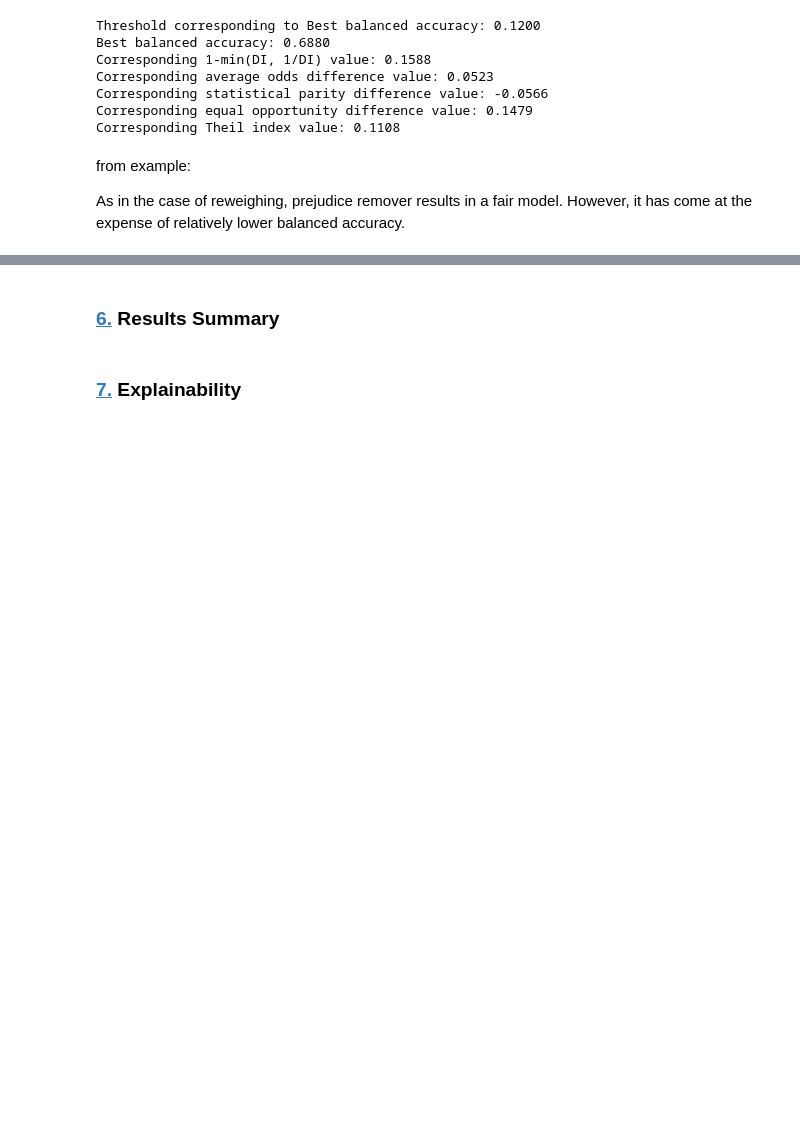
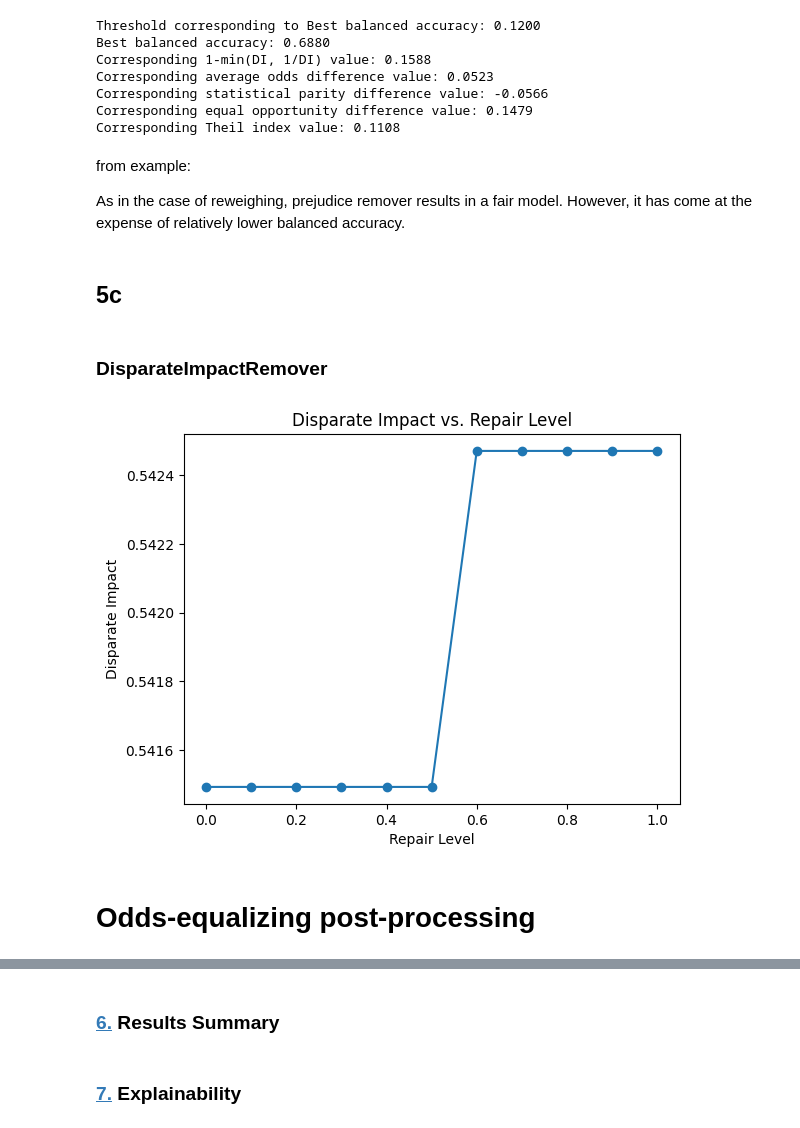
Before and after one commit to gracejiang0929/FA24_DSC180A_Repo, a Jupyter notebook: pt3-bias-mitigation.ipynb, the cells around one changed output, grey strips where cells are left out. Drawn from its saved outputs; the diff is of its cells as text; code cells hidden in the pictures; blank space fills up the shorter version.

```diff
--- a/pt3-bias-mitigation.ipynb
+++ b/pt3-bias-mitigation.ipynb
@@ -1056,7 +1053,84 @@ Corresponding average odds difference value: 0.0523
 Corresponding statistical parity difference value: -0.0566
 Corresponding equal opportunity difference value: 0.1479
 Corresponding Theil index value: 0.1108
+# %%
+model = PrejudiceRemover(sensitive_attr=sens_attr, eta=25.0)
+pr_orig_scaler = StandardScaler()
+
+dataset = dataset_orig_panel19_train.copy()
+dataset.features = pr_orig_scaler.fit_transform(dataset.features)
+
+pr_orig_panel19 = model.fit(dataset)
+
+thresh_arr = np.linspace(0.01, 0.50, 50)
+
+dataset = dataset_orig_panel19_val.copy()
+dataset.features = pr_orig_scaler.transform(dataset.features)
+
+val_metrics = test(dataset=dataset,
+                   model=pr_orig_panel19,
+                   thresh_arr=thresh_arr)
+pr_orig_best_ind = np.argmax(val_metrics['bal_acc'])
 # %% [markdown]
 from example:
 
 As in the case of reweighing, prejudice remover results in a fair model. However, it has come at the expense of relatively lower balanced accuracy.
+# %% [markdown]
+## 5c
+# %% [markdown]
+### DisparateImpactRemover
+# %%
+from aif360.algorithms.preprocessing import DisparateImpactRemover
+from sklearn.preprocessing import MinMaxScaler
+import numpy as np
+from sklearn.linear_model import LogisticRegression
+from aif360.metrics import BinaryLabelDatasetMetric
+import matplotlib.pyplot as plt
+
+# Apply DisparateImpactRemover to your dataset
+repair_levels = np.linspace(0., 1., 11)
+disparate_impacts = []
+
+# Index of sensitive attribute
+index = dataset_orig_panel19_train.feature_names.index(sens_attr)
+
+# Initialize MinMaxScaler
+scaler = MinMaxScaler()
+
+# Apply scaler to dataset features
+dataset_orig_panel19_train.features = scaler.fit_transform(dataset_orig_panel19_train.features)
+dataset_orig_panel19_test.features = scaler.transform(dataset_orig_panel19_test.features)
+
+for level in repair_levels:
+    # Apply DisparateImpactRemover
+    di = DisparateImpactRemover(repair_level=level)
+    train_repd = di.fit_transform(dataset_orig_panel19_train)
+    test_repd = di.fit_transform(dataset_orig_panel19_test)
+
+    # Extract features and labels
+    X_train = np.delete(train_repd.features, index, axis=1)
+    X_test = np.delete(test_repd.features, index, axis=1)
+    y_train = train_repd.labels.ravel()
+
+    # Train Logistic Regression model
+    model = LogisticRegression(class_weight='balanced', solver='liblinear')
+    model.fit(X_train, y_train)
+
+    # Make predictions on test set
+    test_repd_pred = test_repd.copy()
+    test_repd_pred.labels = model.predict(X_test)
+
+    # Compute disparate impact
+    metric = BinaryLabelDatasetMetric(test_repd_pred, privileged_groups=privileged_groups, unprivileged_groups=unprivileged_groups)
+    disparate_impacts.append(metric.disparate_impact())
+
+# Plot disparate impact vs repair level
+plt.plot(repair_levels, disparate_impacts, marker='o')
+plt.xlabel('Repair Level')
+plt.ylabel('Disparate Impact')
+plt.title('Disparate Impact vs. Repair Level')
+plt.show()
+# %% [output]
+[figure, added]
+# %% [markdown]
+# Odds-equalizing post-processing
```
Also changed, not shown: parts of 7 cells of this notebook.
